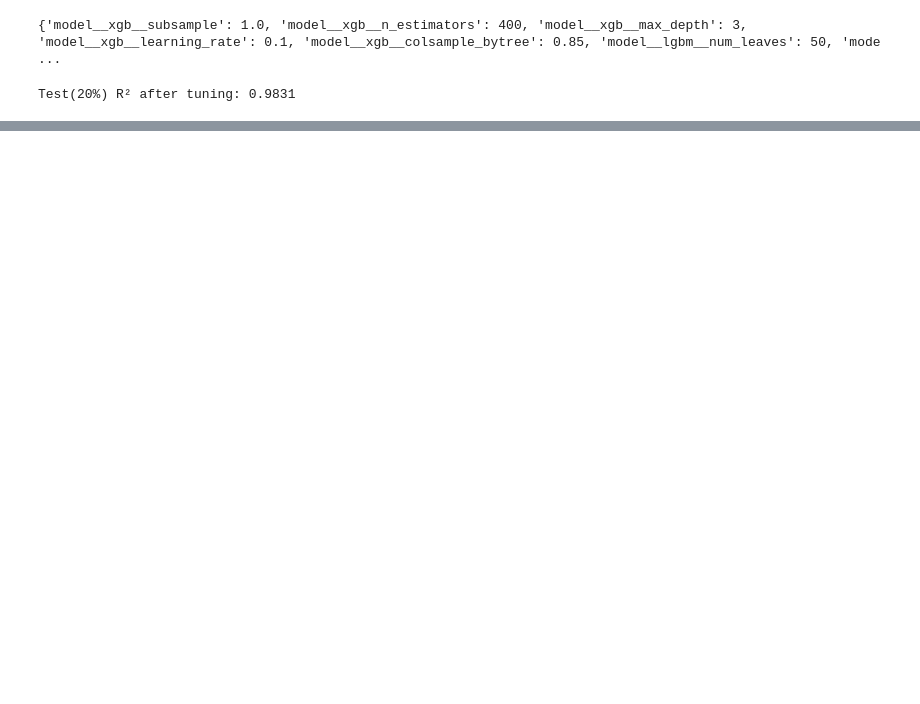
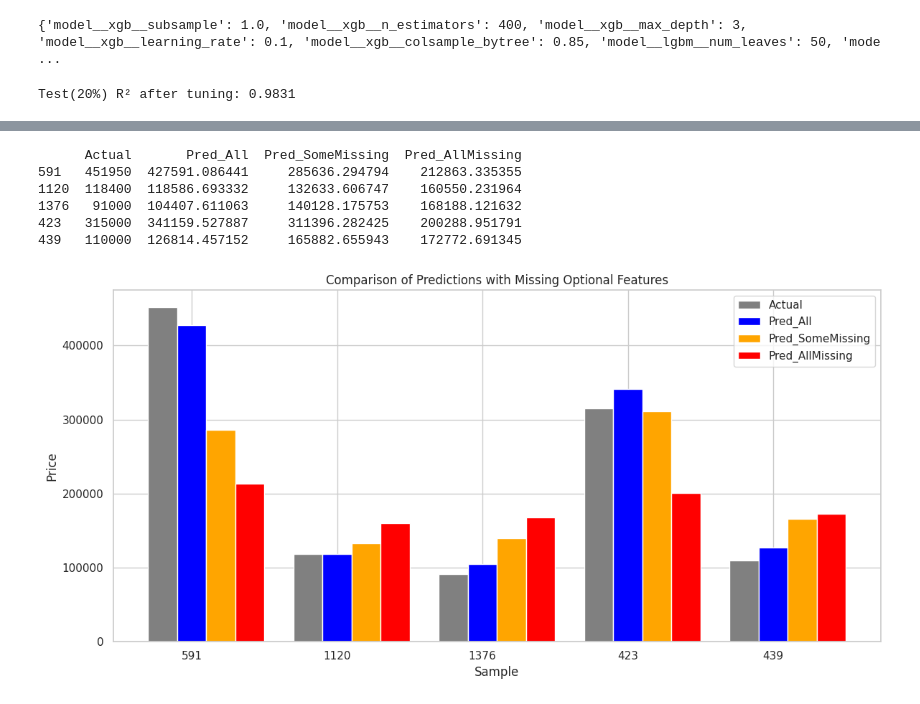
Before and after one commit to OctaMarina/house-price-prediction-integra, a Jupyter notebook: notebooks/regression_full_dataset_IrinaCruceru.ipynb, the cells around one changed output, grey strips where cells are left out. Cells and saved outputs as stored; diff of their text form; code cells hidden in the pictures; blank space fills up the shorter version.

Commit message:
added optional/mandatory features and tests

```diff
--- a/notebooks/regression_full_dataset_IrinaCruceru.ipynb
+++ b/notebooks/regression_full_dataset_IrinaCruceru.ipynb
@@ -1360,0 +1653,4 @@ Test(20%) R² after tuning: 0.9831
+# %%
+mandatory = ["GrLivArea", "OverallQual", "FullBath", "YearRemodAdd", "ZoningScore"]
+optional = ["TotalBsmtSF", "1stFlrSF", "GarageCars", "GarageArea", "LotArea",
+            "LotFrontage", "Price_per_m^2", "EVI", "KitchenQual"]
@@ -1360,0 +1820,2 @@ Test(20%) R² after tuning: 0.9831
+# %%
+pred_all_reg = pipeline_stack.predict(X_sample)
@@ -1360,0 +1829,49 @@ Test(20%) R² after tuning: 0.9831
+# %%
+#all optional features set to NaN
+X_all_missing = X_sample.copy()
+X_all_missing[optional] = np.nan
+
+pred_all_missing_reg = pipeline_stack.predict(X_all_missing)
+# %%
+comparison = pd.DataFrame({
+    "Actual": y_sample,
+    "Pred_All": pred_all_reg,
+    "Pred_SomeMissing": pred_some_missing_reg,
+    "Pred_AllMissing": pred_all_missing_reg
+})
+print(comparison)
+# %% [output]
+      Actual       Pred_All  Pred_SomeMissing  Pred_AllMissing
+591   451950  427591.086441     285636.294794    212863.335355
+1120  118400  118586.693332     132633.606747    160550.231964
+1376   91000  104407.611063     140128.175753    168188.121632
+423   315000  341159.527887     311396.282425    200288.951791
+439   110000  126814.457152     165882.655943    172772.691345
+# %%
+import matplotlib.pyplot as plt
+import numpy as np
+
+# Sample indices for the x-axis
+x = np.arange(len(comparison))
+
+# Width of the bars
+width = 0.2
+
+plt.figure(figsize=(12,6))
+
+# Plot each set of predictions
+plt.bar(x - width, comparison["Actual"], width, label="Actual", color="gray")
+plt.bar(x, comparison["Pred_All"], width, label="Pred_All", color="blue")
+plt.bar(x + width, comparison["Pred_SomeMissing"], width, label="Pred_SomeMissing", color="orange")
+plt.bar(x + 2*width, comparison["Pred_AllMissing"], width, label="Pred_AllMissing", color="red")
+
+# Labels and title
+plt.xlabel("Sample")
+plt.ylabel("Price")
+plt.title("Comparison of Predictions with Missing Optional Features")
+plt.xticks(x, comparison.index)
+plt.legend()
+plt.tight_layout()
+plt.show()
+# %% [output]
+[figure, added]
```
Also changed, not shown: parts of 37 cells of this notebook.
